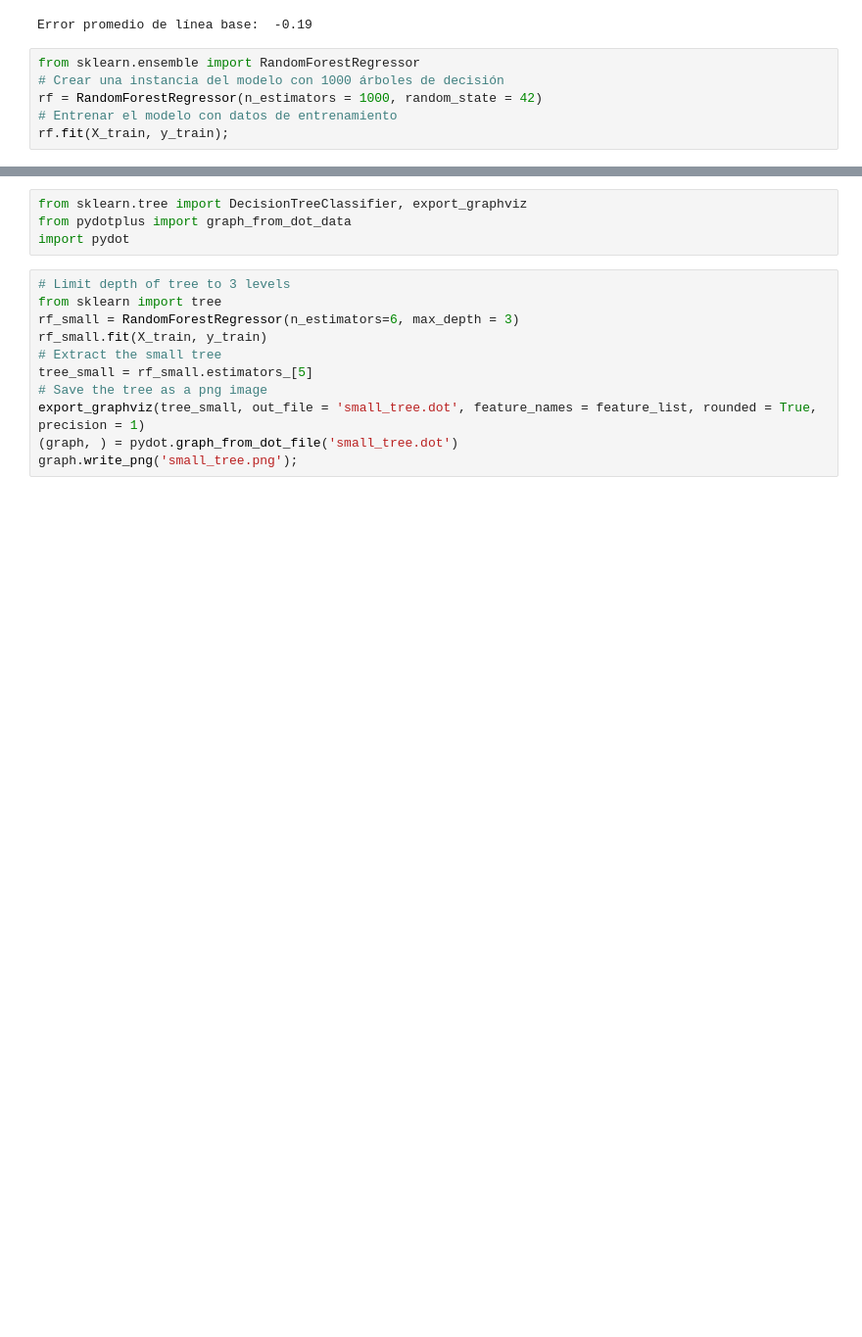
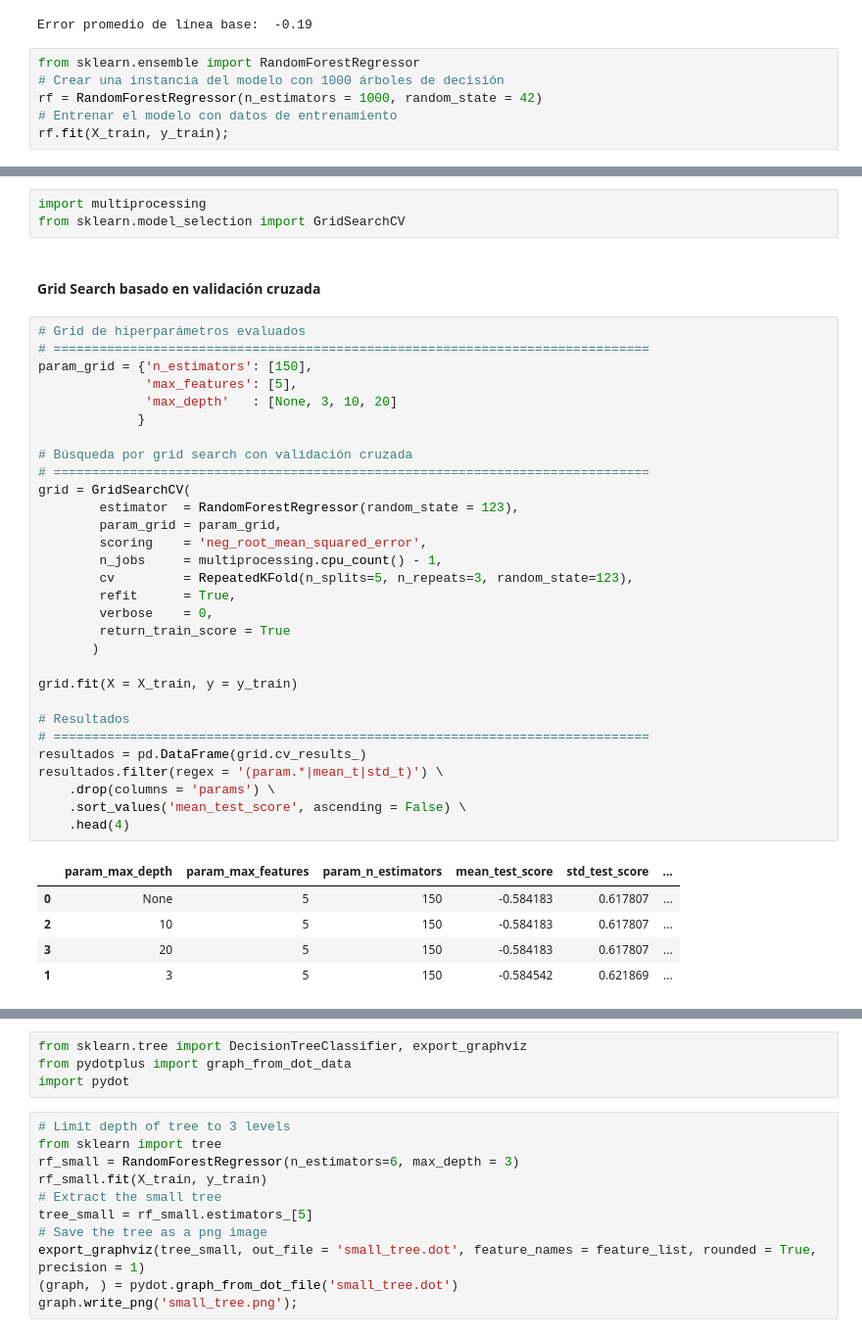
Before and after one commit to LAURYMEOW/Machine-Leraning-Project, a Jupyter notebook: Respaldo/Machine_learning/Notebook.2/PAKISTAN_Correlation_Analysis and Linear Regression Model.ipynb, the cells around one changed output, grey strips where cells are left out. Shown at 98% size. Saved outputs shown, nothing was run; the diff lists cells and outputs as text; blank space fills up the shorter version.

```diff
--- a/Respaldo/Machine_learning/Notebook.2/PAKISTAN_Correlation_Analysis and Linear Regression Model.ipynb
+++ b/Respaldo/Machine_learning/Notebook.2/PAKISTAN_Correlation_Analysis and Linear Regression Model.ipynb
@@ -2257,0 +2125,41 @@ df_importancia.sort_values('importances_mean', ascending=False)
+# %%
+import multiprocessing
+from sklearn.model_selection import GridSearchCV
+# %% [markdown]
+#### Grid Search basado en validación cruzada
+# %%
+# Grid de hiperparámetros evaluados
+# ==============================================================================
+param_grid = {'n_estimators': [150],
+              'max_features': [5],
+              'max_depth'   : [None, 3, 10, 20]
+             }
+
+# Búsqueda por grid search con validación cruzada
+# ==============================================================================
+grid = GridSearchCV(
+        estimator  = RandomForestRegressor(random_state = 123),
+        param_grid = param_grid,
+        scoring    = 'neg_root_mean_squared_error',
+        n_jobs     = multiprocessing.cpu_count() - 1,
+        cv         = RepeatedKFold(n_splits=5, n_repeats=3, random_state=123),
+        refit      = True,
+        verbose    = 0,
+        return_train_score = True
+       )
+
+grid.fit(X = X_train, y = y_train)
+
+# Resultados
+# ==============================================================================
+resultados = pd.DataFrame(grid.cv_results_)
+resultados.filter(regex = '(param.*|mean_t|std_t)') \
+    .drop(columns = 'params') \
+    .sort_values('mean_test_score', ascending = False) \
+    .head(4)
+# %% [output]
+|  | param_max_depth | param_max_features | param_n_estimators | mean_test_score | std_test_score | ... |
+| 0 | None | 5 | 150 | -0.584183 | 0.617807 | ... |
+| 2 | 10 | 5 | 150 | -0.584183 | 0.617807 | ... |
+| 3 | 20 | 5 | 150 | -0.584183 | 0.617807 | ... |
+| 1 | 3 | 5 | 150 | -0.584542 | 0.621869 | ... |
```
Also changed, not shown: parts of 83 cells of this notebook.
